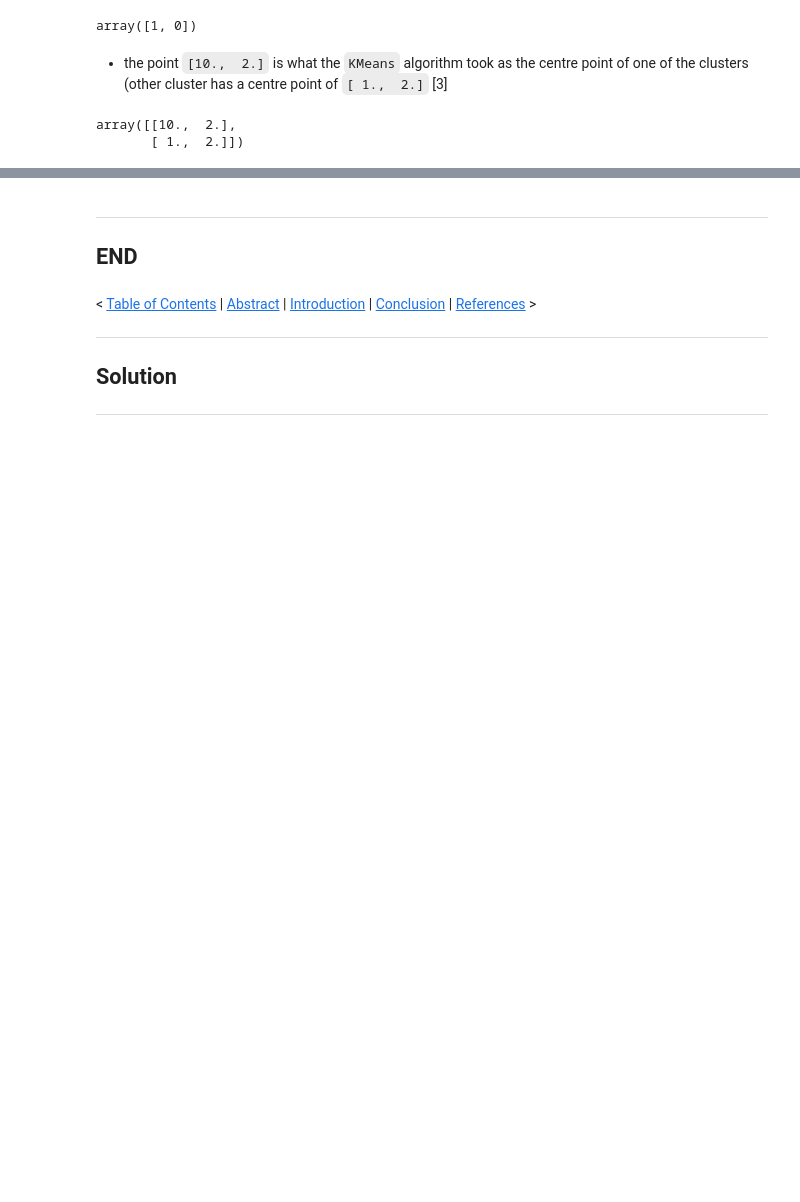
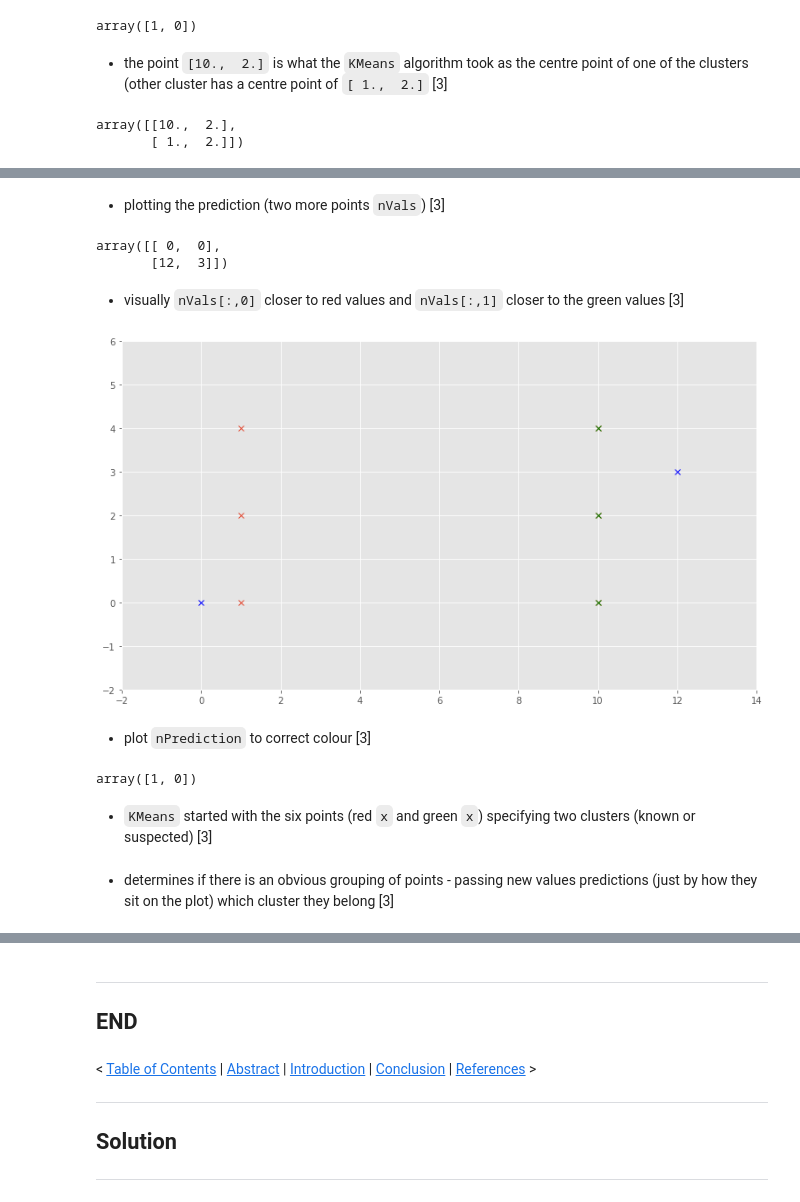
Before and after one commit to SeanOhAileasa/mls-scikit-learn-scipy-stats, a Jupyter notebook: scikit-learn.ipynb, the cells around one changed output, grey strips where cells are left out. Cells and saved outputs as stored; diff of their text form; code cells hidden in the pictures; blank space fills up the shorter version.

```diff
--- a/scikit-learn.ipynb
+++ b/scikit-learn.ipynb
@@ -436,0 +523,9 @@ exit()
+# %% [markdown]
+- plotting the prediction (two more points ``nVals``) [3]
+# %%
+nVals
+# %% [output]
+array([[ 0,  0],
+       [12,  3]])
+# %% [markdown]
+- visually ``nVals[:,0]`` closer to red values and ``nVals[:,1]`` closer to the green values [3]
@@ -436,0 +534,14 @@ exit()
+# %%
+fig
+# %% [output]
+[figure, added]
+# %% [markdown]
+- plot ``nPrediction`` to correct colour [3]
+# %%
+nPredictions
+# %% [output]
+array([1, 0])
+# %% [markdown]
+- ``KMeans`` started with the six points (red ``x`` and green ``x``) specifying two clusters (known or suspected) [3]
+# %% [markdown]
+- determines if there is an obvious grouping of points - passing new values predictions (just by how they sit on the plot) which cluster they belong [3]
```
Also changed, not shown: parts of 39 cells of this notebook.
